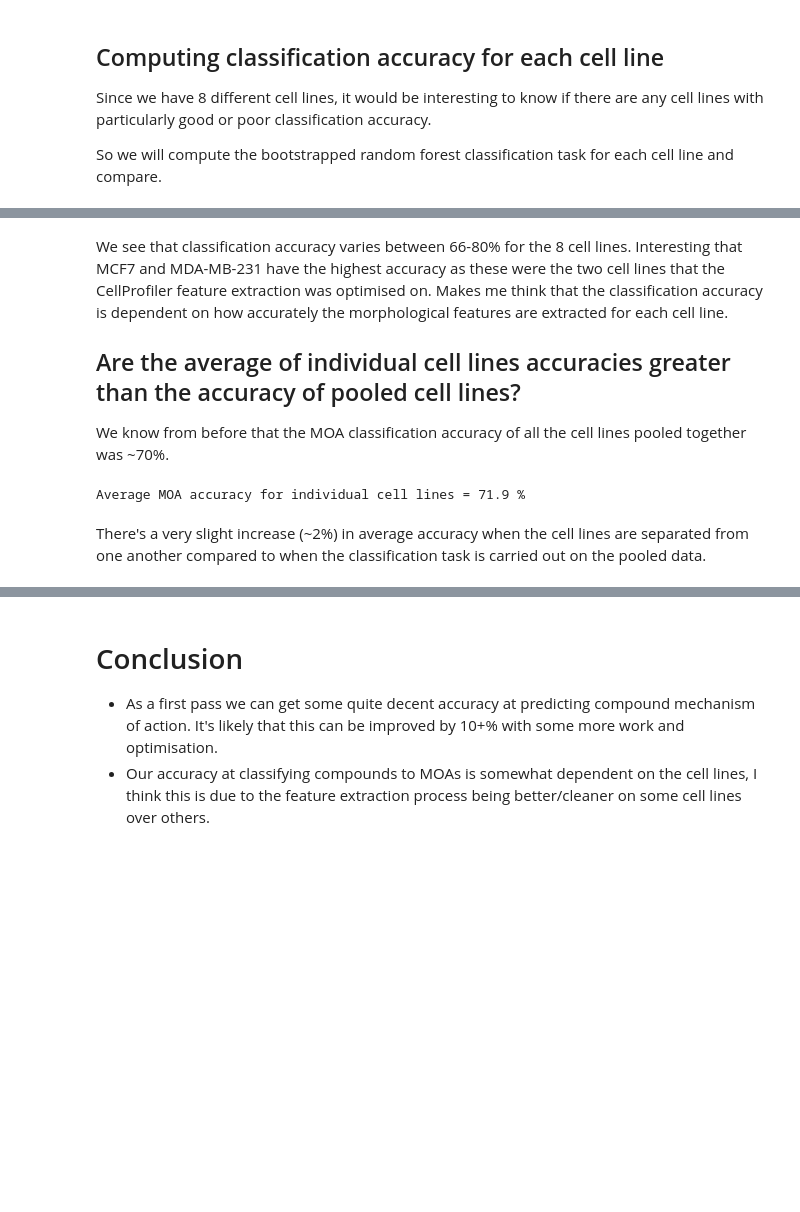
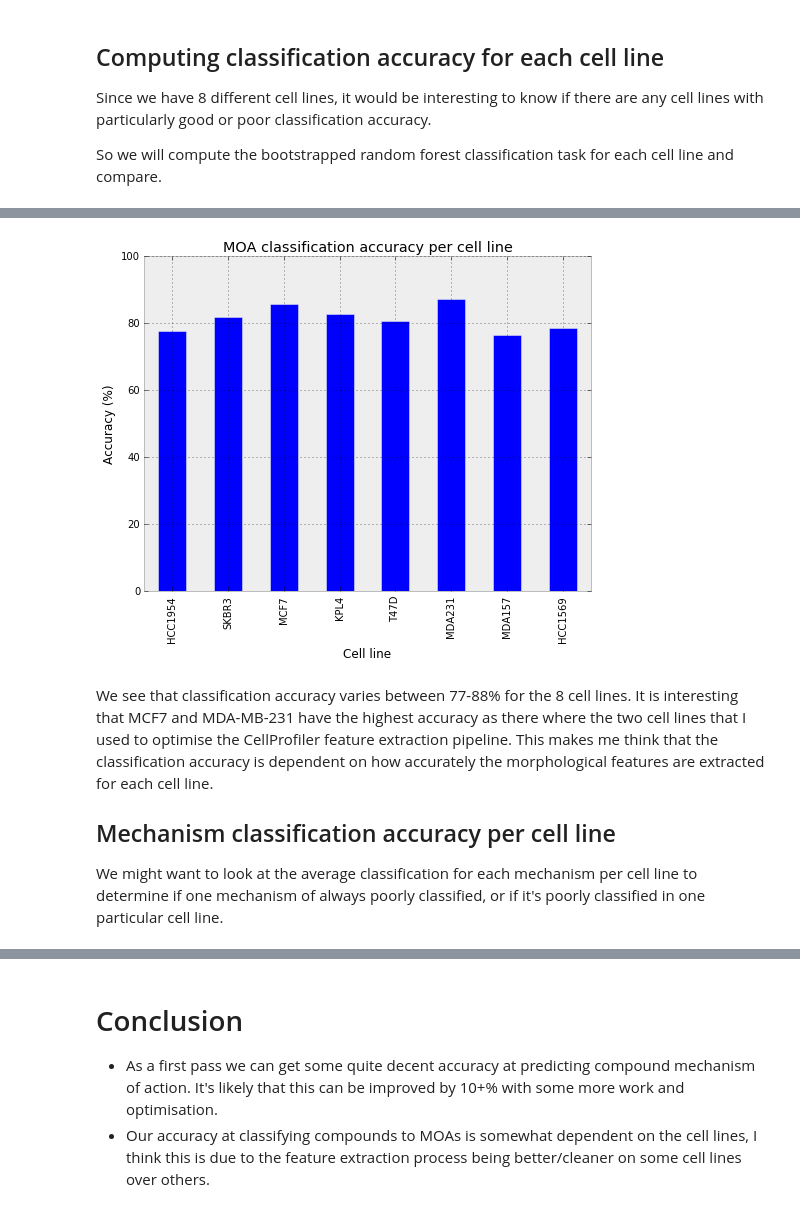
Before and after one commit to Swarchal/notebooks, a Jupyter notebook: 2016-05-18_test_MOA.ipynb, the cells around one changed output, grey strips where cells are left out. Saved outputs shown, nothing was run; the diff lists cells and outputs as text; code cells hidden in the pictures; blank space fills up the shorter version.

```diff
--- a/2016-05-18_test_MOA.ipynb
+++ b/2016-05-18_test_MOA.ipynb
@@ -237,21 +251,20 @@ def train_r_forest(X, Y, n_estimators):
     # split into training and test datasets
     d_train, d_test, l_train, l_test = train_test_split(X, Y, test_size=0.33)
     # create classifier
-    clf = RandomForestClassifier(n_estimators,
+    clf = ensemble.RandomForestClassifier(n_estimators,
                                  n_jobs=-1,
-                                 max_features=None,
+                                 max_features=0.8,
                                  min_samples_split=3)
     # train model on training data
     clf.fit(d_train, l_train)
     # test model on test data
     predictions = clf.predict(d_test)
     # determine accuracy of predictions
-    correct = predictions == l_test
-    perc_correct = sum(correct) / len(correct) * 100
+    perc_correct = clf.score(d_test, l_test) * 100
     return perc_correct
 
 
-def bootstrap_forest(X, Y,  n_sample=10, n_estimators=200):
+def bootstrap_forest(X, Y,  n_sample=10, n_estimators=650):
     """
     Bootstrap random forest classification and
     return average classification accuracy
@@ -263,11 +276,12 @@ def bootstrap_forest(X, Y,  n_sample=10, n_estimators=200):
     return np.mean(pred_accuracy)
 
 
-def main(cell_line):
+def main_r_forest(cell_line):
     data = subset_cell_line(cell_line)
     X, Y = split_data(data)
     accuracy = bootstrap_forest(X, Y)
     return (cell_line, accuracy)
 # %%
 cell_lines = list(set(df.Metadata_CellLine))
-accuracy_out = [main(cl) for cl in cell_lines]
+accuracy_out = [main_r_forest(cl) for cl in cell_lines]
+dat = pd.DataFrame(accuracy_out, columns= ["cell line", "MOA accuracy(%)"])
@@ -286,13 +300,18 @@ pd.DataFrame(accuracy_out, columns= ["cell line", "MOA accuracy(%)"])
+# %%
+tick_marks = np.arange(len(cell_lines))
+dat.plot(kind="bar", figsize=(8,6), legend=False)
+plt.xticks(tick_marks, cell_lines, rotation=90)
+plt.ylabel("Accuracy (%)")
+plt.xlabel("Cell line")
+plt.ylim(0,100)
+plt.title("MOA classification accuracy per cell line")
+plt.show()
+# %% [output]
+[figure, added]
 # %% [markdown]
-We see that classification accuracy varies between 66-80% for the 8 cell lines. Interesting that MCF7 and MDA-MB-231 have the highest accuracy as these were the two cell lines that the CellProfiler feature extraction was optimised on. Makes me think that the classification accuracy is dependent on how accurately the morphological features are extracted for each cell line.
+We see that classification accuracy varies between 77-88% for the 8 cell lines. It is interesting that MCF7 and MDA-MB-231 have the highest accuracy as there where the two cell lines that I used to optimise the CellProfiler feature extraction pipeline. This makes me think that the classification accuracy is dependent on how accurately the morphological features are extracted for each cell line.
 
-## Are the average of individual cell lines accuracies greater than the accuracy of pooled cell lines?
 
-We know from before that the MOA classification accuracy of all the cell lines pooled together was ~70%.
+## Mechanism classification accuracy per cell line
+
+We might want to look at the average classification for each mechanism per cell line to determine if one mechanism of always poorly classified, or if it's poorly classified in one particular cell line.
-# %%
-indv_acc = np.mean([i[1] for i in accuracy_out])
-print("Average MOA accuracy for individual cell lines = %.1f" %indv_acc, "%")
-# %% [output]
-Average MOA accuracy for individual cell lines = 71.9 %
-# %% [markdown]
-There's a very slight increase (~2%) in average accuracy when the cell lines are separated from one another compared to when the classification task is carried out on the pooled data.
```
Also changed, not shown: parts of 15 cells of this notebook.
